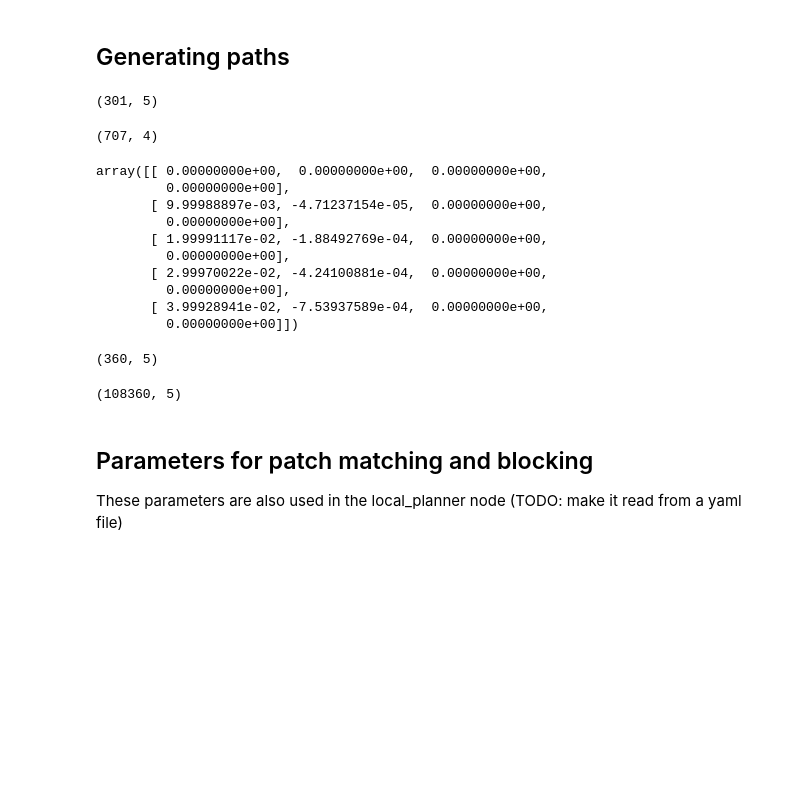
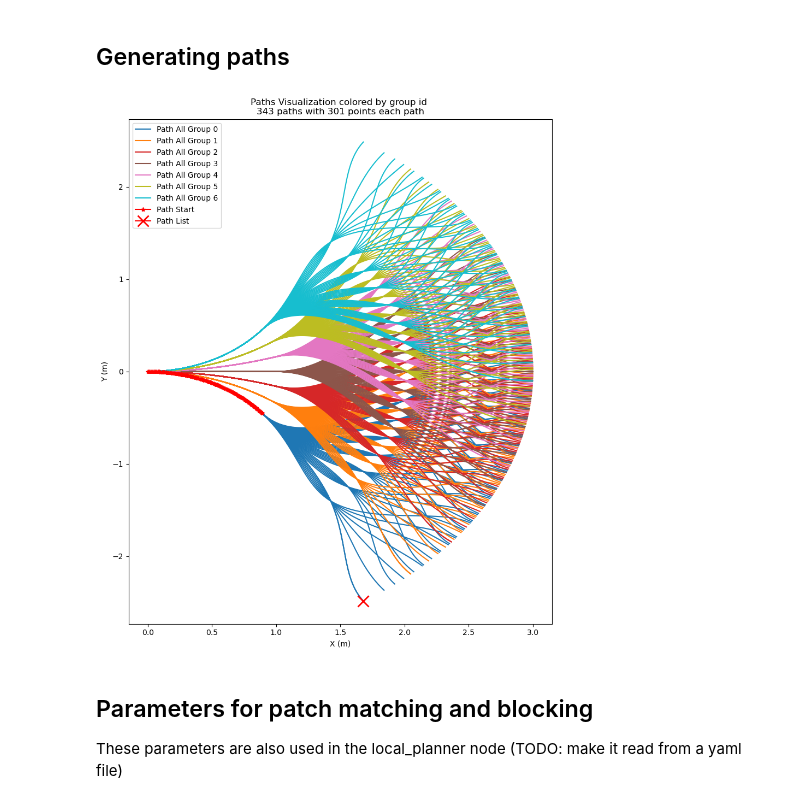
Before and after one commit to g1y5x3/local_planner_motion_primitives, a Jupyter notebook: src/path_generator.ipynb, the cells around one changed output. Cells and saved outputs as stored; diff of their text form; code cells hidden in the pictures; blank space fills up the shorter version.

```diff
--- a/src/path_generator.ipynb
+++ b/src/path_generator.ipynb
@@ -19,8 +13,14 @@ group_id = 0
 # %% [markdown]
 ## Generating paths
 # %%
-for shift1 in np.arange(-angle, angle + delta_angle, delta_angle):
-    # print(shift1)
+path_start_all = []
+path_all = []
+path_list = []
+
+path_id = 0
+group_id = 0
+
+for shift1 in np.arange(-angle, angle+0.1, delta_angle):
     waypts_start = np.array([[0, 0], [dis, shift1]])
 
     path_start_r = np.arange(0, dis+0.01, 0.01)
@@ -31,12 +31,11 @@ for shift1 in np.arange(-angle, angle + delta_angle, delta_angle):
     path_start_y = path_start_r * np.sin(np.radians(path_start_shift))
     path_start_z = np.zeros_like(path_start_x)
 
-    path_start = np.vstack((path_start_x, path_start_y, path_start_z, np.ones_like(path_start_x) * group_id))
+    path_start = np.column_stack((path_start_x, path_start_y, path_start_z, np.ones_like(path_start_x) * group_id))
     path_start_all.append(path_start)
 
-    for shift2 in np.arange(-angle * scale + shift1, angle * scale + shift1 + delta_angle * scale, delta_angle * scale):
-        # print(shift2)
-        for shift3 in np.arange(-angle * scale**2 + shift2, angle * scale**2 + shift2 + delta_angle * scale**2, delta_angle * scale**2):
+    for shift2 in np.arange(-angle * scale + shift1, (angle * scale + shift1)+0.1, delta_angle*scale):
+        for shift3 in np.arange(-angle * scale**2 + shift2, (angle * scale**2 + shift2)+0.1, delta_angle*scale**2):
             initial_waypts = np.column_stack((path_start_r, path_start_shift))
             additional_waypts = np.array([
                 [2 * dis, shift2],
@@ -52,17 +51,11 @@ for shift1 in np.arange(-angle, angle + delta_angle, delta_angle):
             path_x = path_r * np.cos(np.radians(path_shift))
             path_y = path_r * np.sin(np.radians(path_shift))
             path_z = np.zeros_like(path_x)
+            path = np.column_stack((path_x, path_y, path_z, np.ones_like(path_x) * path_id, np.ones_like(path_x) * group_id))
 
-            path = np.vstack((path_x, path_y, path_z, np.ones_like(path_x) * path_id, np.ones_like(path_x) * group_id)).T
             path_all.append(path)
             path_list.append([path_x[-1], path_y[-1], path_z[-1], path_id, group_id])
-
             # plt.plot(path_x, path_y)
-
             path_id += 1
 
     group_id += 1
-# %%
-path.shape
-# %% [output]
-(301, 5)
@@ -71,40 +62,28 @@ np.arange(-angle * scale**2 + shift2, angle * scale**2 + shift2 + delta_angle *
-# %%
-pathStartAll = np.hstack(path_start_all).T
-print(pathStartAll.shape)
-pathStartAll[:5]
-# %% [output]
-(707, 4)
-array([[ 0.00000000e+00,  0.00000000e+00,  0.00000000e+00,
-         0.00000000e+00],
-       [ 9.99988897e-03, -4.71237154e-05,  0.00000000e+00,
-         0.00000000e+00],
-       [ 1.99991117e-02, -1.88492769e-04,  0.00000000e+00,
-         0.00000000e+00],
-       [ 2.99970022e-02, -4.24100881e-04,  0.00000000e+00,
-         0.00000000e+00],
-       [ 3.99928941e-02, -7.53937589e-04,  0.00000000e+00,
-         0.00000000e+00]])
-# %%
-pathList = np.vstack(path_list)
-pathList.shape
-# %% [output]
-(360, 5)
-# %%
-np.vstack(path_all).shape
-# %% [output]
-(108360, 5)
 # %%
+group_label = [0, 0, 0, 0, 0, 0, 0]
 colors = plt.cm.tab10(np.linspace(0, 1, 7))
 color_list = [tuple(color[:3]) for color in colors]
 
+start_x = path_start_all[0]
+
 fig = plt.figure(figsize=(10, 12))
 ax = fig.add_subplot(111)
+
 for path, path_l  in zip(path_all, path_list):
+    if group_label[path_l[4]] == 0:
+        ax.plot(path[:, 0], path[:, 1], color=color_list[path_l[4]], label=f"Path All Group {path_l[4]}")
+        group_label[path_l[4]] = 1
     ax.plot(path[:, 0], path[:, 1], color=color_list[path_l[4]])
+ax.plot(path_start_all[0][:, 0], path_start_all[0][:,1], marker='*', color='red', label='Path Start')
+ax.plot(path_list[0][0], path_list[0][1], marker='x', color='red', markersize=15, markeredgewidth=2, label='Path List')
+
 ax.set_title(f'Paths Visualization colored by group id \n{len(path_all)} paths with {len(path)} points each path')
+ax.legend()
 plt.xlabel('X (m)')
 plt.ylabel('Y (m)')
 plt.show()
+# %% [output]
+[figure, added]
 # %% [markdown]
 ## Parameters for patch matching and blocking
 These parameters are also used in the local_planner node (TODO: make it read from a yaml file)
```
Also changed, not shown: parts of 2 cells of this notebook.
